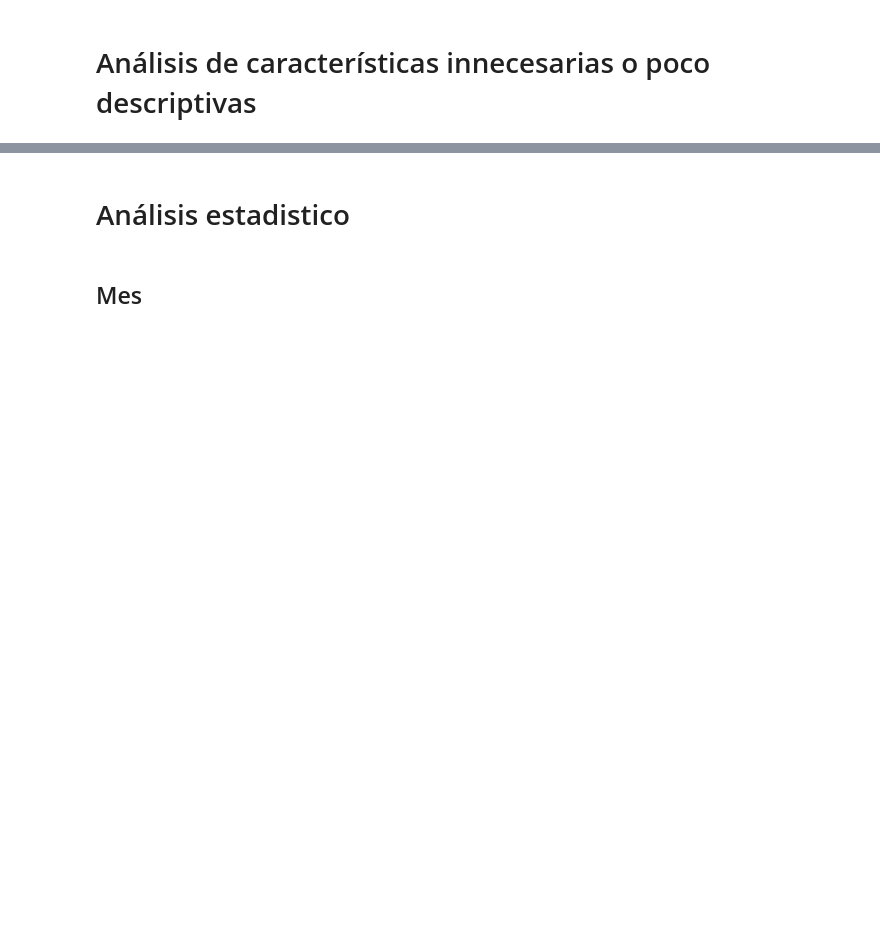
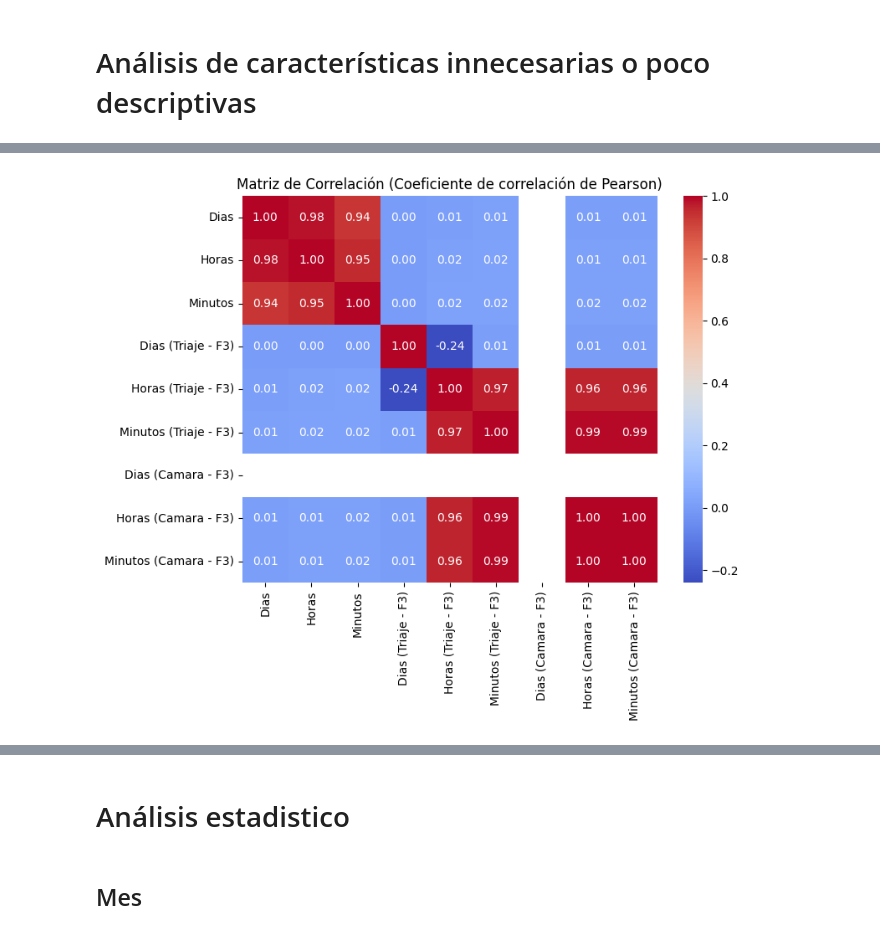
Before and after one commit to santiagogonzalezc/Final_project_ML, a Jupyter notebook: EDA.ipynb, the cells around one changed output, grey strips where cells are left out. Saved outputs shown, nothing was run; the diff lists cells and outputs as text; code cells hidden in the pictures; blank space fills up the shorter version.

```diff
--- a/EDA.ipynb
+++ b/EDA.ipynb
@@ -69,0 +164,21 @@ data.describe(include=[object,bool])
+# %%
+# Seleccionar las columnas relevantes
+relevant_columns = ['Dias', 'Horas', 'Minutos','Dias (Triaje - F3)','Horas (Triaje - F3)','Minutos (Triaje - F3)','Dias (Camara - F3)', 'Horas (Camara - F3)', 'Minutos (Camara - F3)']
+subset_data = data[relevant_columns]
+
+# Calcular la matriz de correlación usando el coeficiente de correlación de Pearson
+correlation_matrix = subset_data.corr(method='pearson')
+
+# Configurar el tamaño del gráfico
+plt.figure(figsize=(8, 6))
+
+# Crear un mapa de calor
+sns.heatmap(correlation_matrix, annot=True, cmap='coolwarm', fmt=".2f")
+
+# Añadir título
+plt.title("Matriz de Correlación (Coeficiente de correlación de Pearson)")
+
+# Mostrar el gráfico
+plt.show()
+# %% [output]
+[figure, added]
```
Also changed, not shown: parts of 27 cells of this notebook.
